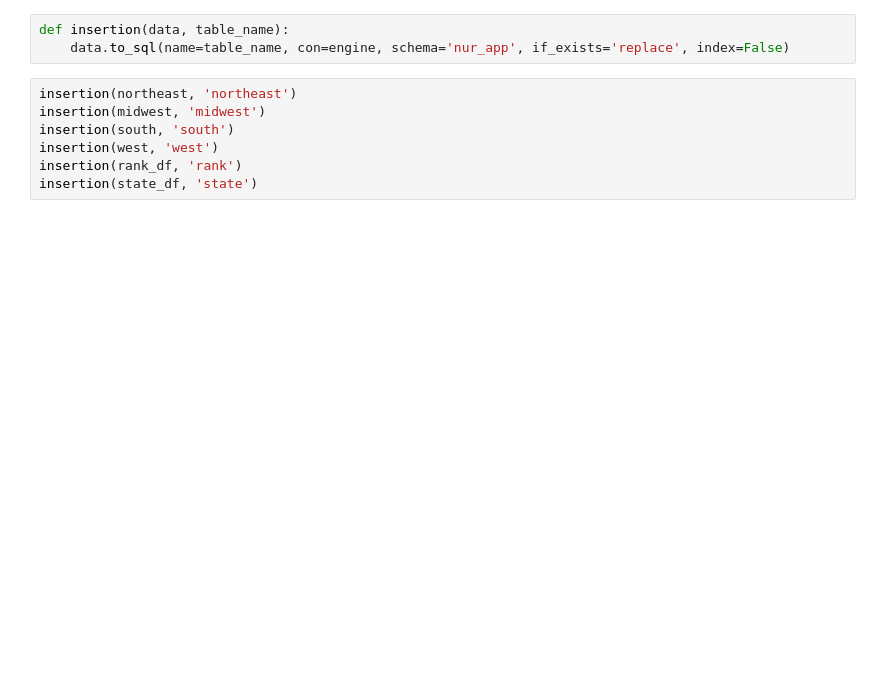
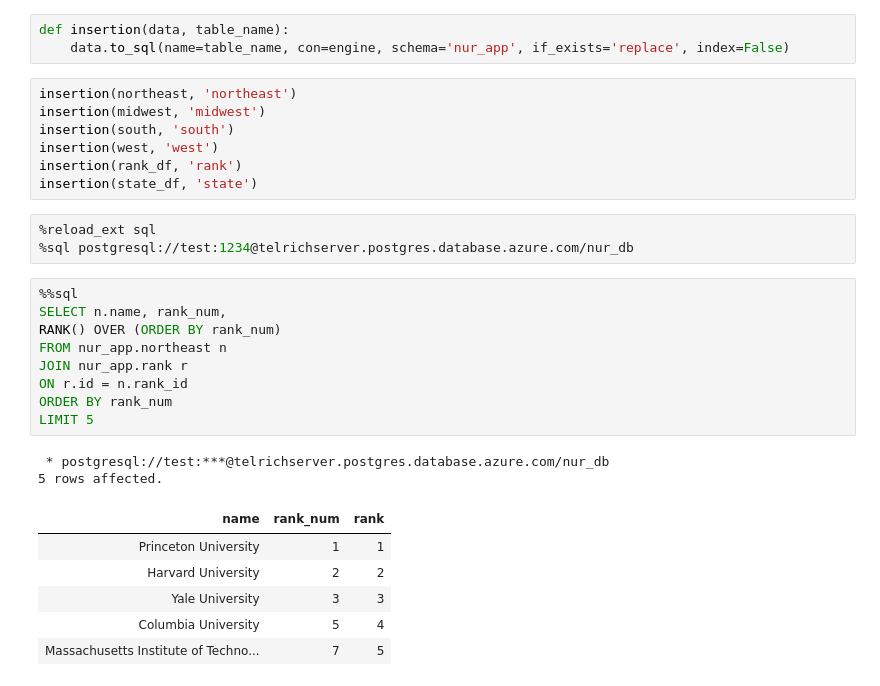
Before and after one commit to TelRich/National-University-Ranking-App, a Jupyter notebook: database.ipynb, the cells around one changed output. Cells and saved outputs as stored; diff of their text form; blank space fills up the shorter version.

```diff
--- a/database.ipynb
+++ b/database.ipynb
@@ -64,3 +64,24 @@ insertion(south, 'south')
 insertion(west, 'west')
 insertion(rank_df, 'rank')
 insertion(state_df, 'state')
+# %%
+%reload_ext sql
+%sql postgresql://test:1234@telrichserver.postgres.database.azure.com/nur_db
+# %%
+%%sql
+SELECT n.name, rank_num,
+RANK() OVER (ORDER BY rank_num)
+FROM nur_app.northeast n
+JOIN nur_app.rank r
+ON r.id = n.rank_id
+ORDER BY rank_num
+LIMIT 5
+# %% [output]
+ * postgresql://test:***@telrichserver.postgres.database.azure.com/nur_db
+5 rows affected.
+| name | rank_num | rank |
+| Princeton University | 1 | 1 |
+| Harvard University | 2 | 2 |
+| Yale University | 3 | 3 |
+| Columbia University | 5 | 4 |
+| Massachusetts Institute of Techno... | 7 | 5 |
```
Also changed, not shown: parts of 6 cells of this notebook.
